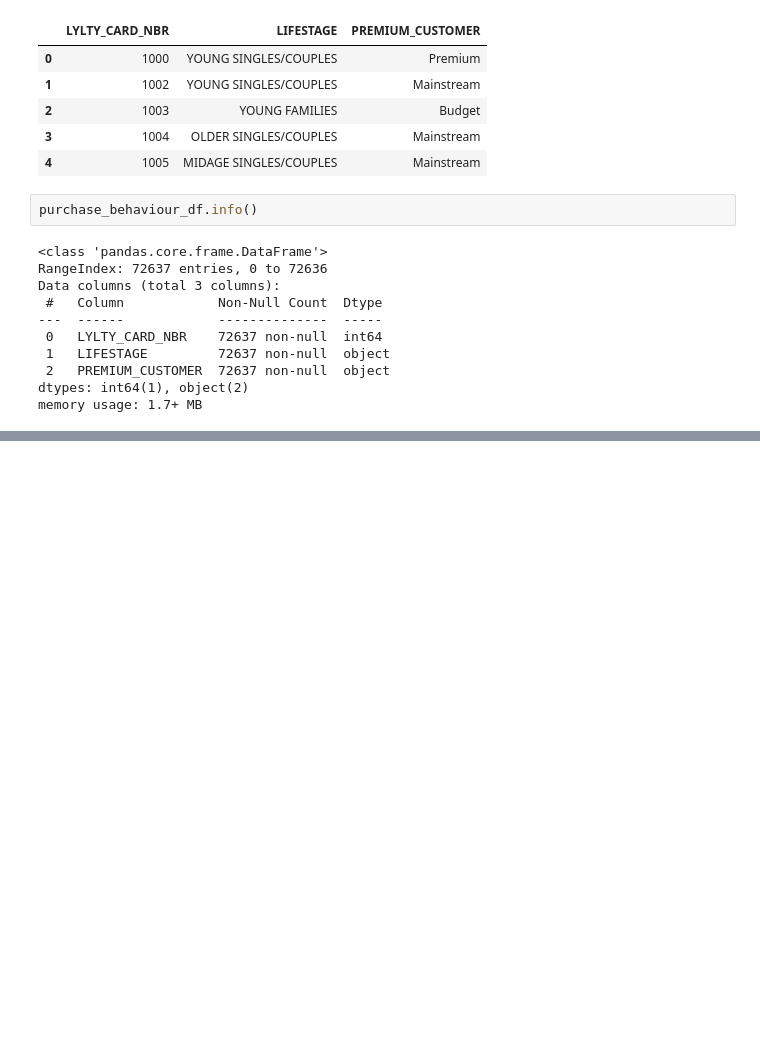
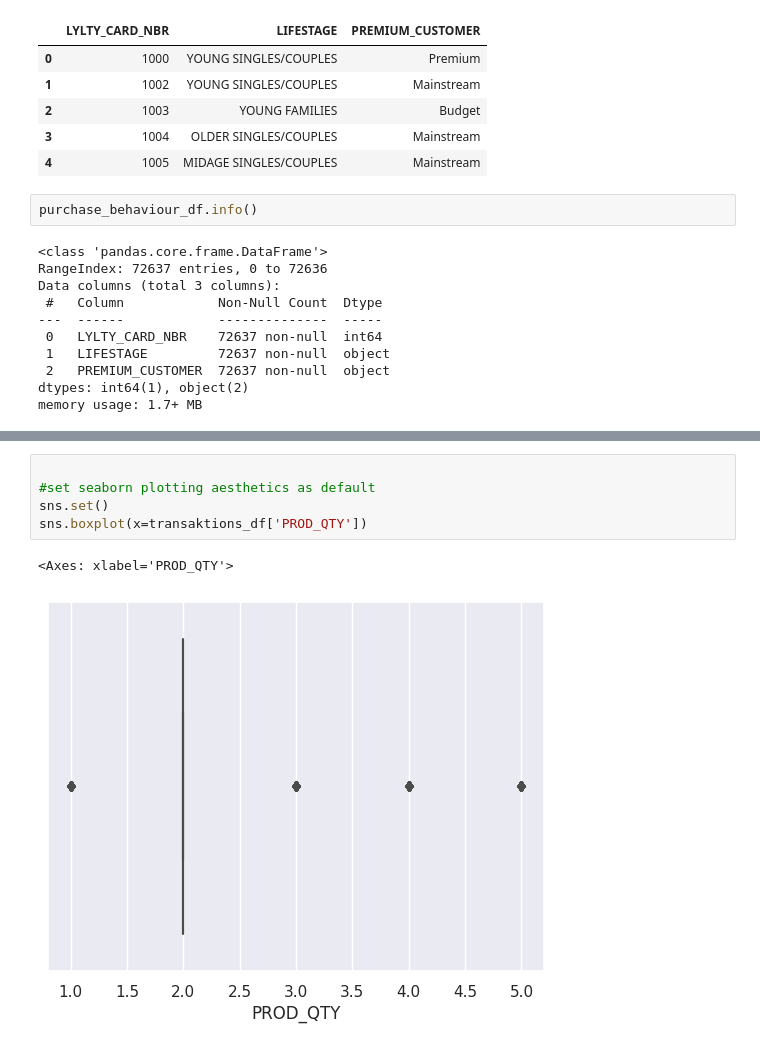
Before and after one commit to kanjamwingirwa/Quantium_DataAnalytics_Internship, a Jupyter notebook: Quantium_DataAnalytics_Internship.ipynb, the cells around one changed output, grey strips where cells are left out. Drawn from its saved outputs; the diff is of its cells as text; blank space fills up the shorter version.

```diff
--- a/Quantium_DataAnalytics_Internship.ipynb
+++ b/Quantium_DataAnalytics_Internship.ipynb
@@ -67,0 +202,8 @@ df.isnull()
+# %%
+
+#set seaborn plotting aesthetics as default
+sns.set()
+sns.boxplot(x=transaktions_df['PROD_QTY'])
+# %% [output]
+<Axes: xlabel='PROD_QTY'>
+[figure, added]
```
Also changed, not shown: parts of 60 cells of this notebook.
